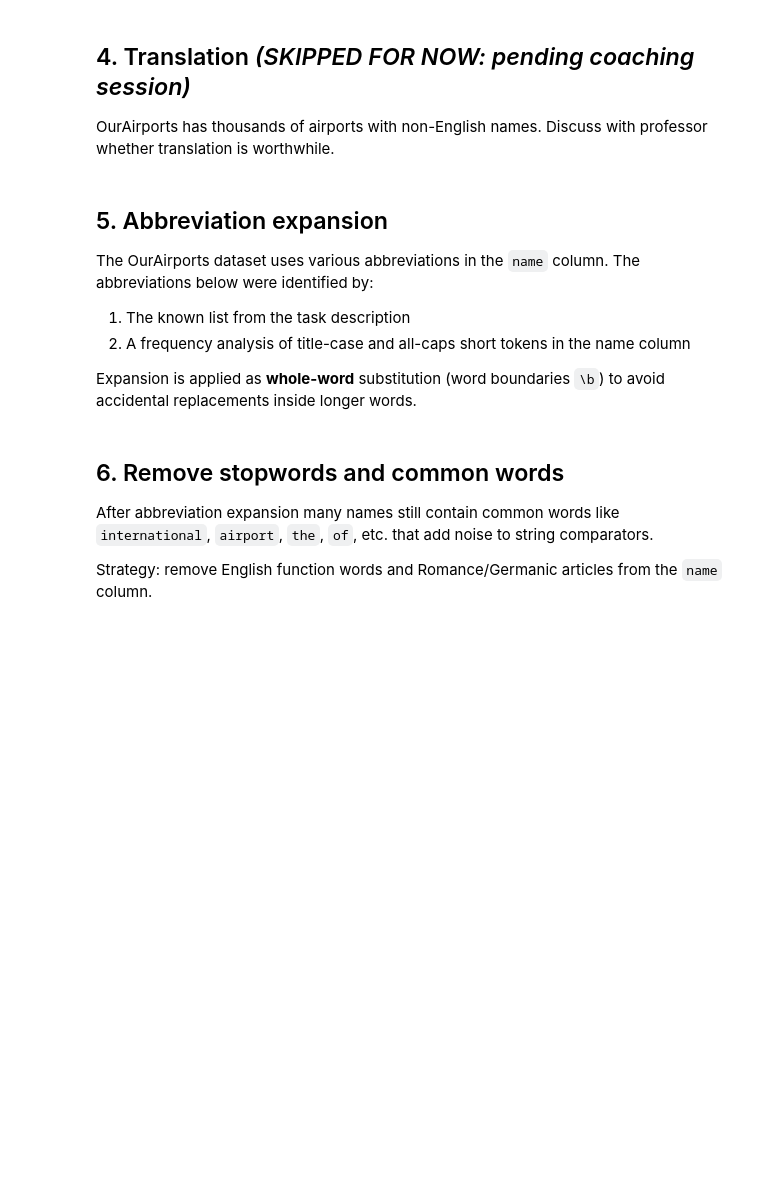
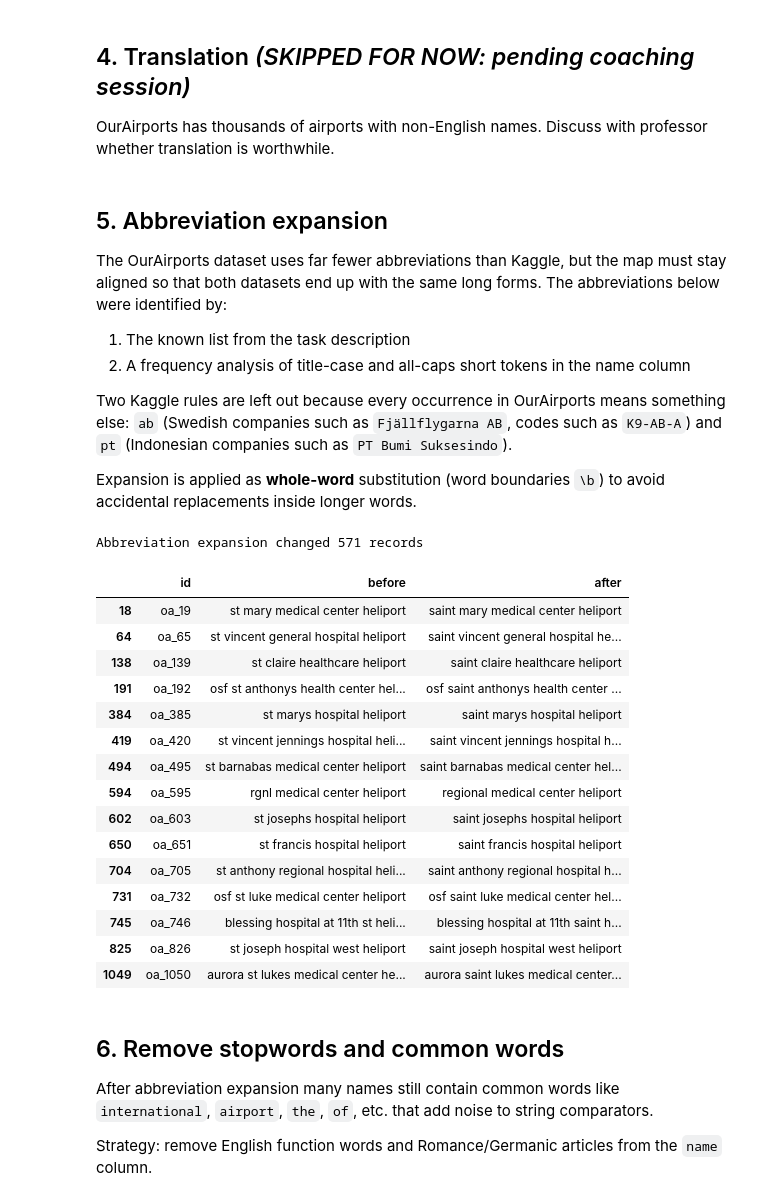
Before and after one commit to Wh4130/Web-Data-Integration-Project, a Jupyter notebook: notebooks/OurAirports/ourairports_normalization.ipynb, the cells around one changed output. Drawn from its saved outputs; the diff is of its cells as text; code cells hidden in the pictures; blank space fills up the shorter version.

```diff
--- a/notebooks/OurAirports/ourairports_normalization.ipynb
+++ b/notebooks/OurAirports/ourairports_normalization.ipynb
@@ -42,11 +194,81 @@ OurAirports has thousands of airports with non-English names. Discuss with profe
 # %% [markdown]
 ## 5. Abbreviation expansion
 
-The OurAirports dataset uses various abbreviations in the `name` column. The abbreviations below were identified by:
+The OurAirports dataset uses far fewer abbreviations than Kaggle, but the map must stay aligned so that both datasets end up with the same long forms. The abbreviations below were identified by:
 1. The known list from the task description
 2. A frequency analysis of title-case and all-caps short tokens in the name column
 
+Two Kaggle rules are left out because every occurrence in OurAirports means something else: `ab` (Swedish companies such as `Fjällflygarna AB`, codes such as `K9-AB-A`) and `pt` (Indonesian companies such as `PT Bumi Suksesindo`).
+
 Expansion is applied as **whole-word** substitution (word boundaries `\b`) to avoid accidental replacements inside longer words.
+# %%
+# Abbreviation map (lowercase key -> expanded form, also lowercase)
+# Same as the Kaggle notebook, without 'ab' and 'pt' (see above)
+ABBREVIATION_MAP = [
+    # Directly from task description
+    (r"\bintl\b",  "international"),
+    (r"\brgnl\b",  "regional"),
+    (r"\bmuni\b",  "municipal"),
+    (r"\bafb\b",   "air force base"),
+    (r"\bfld\b",   "field"),
+    # st: keep as 'saint' in airport context ("St. Louis" -> saint louis)
+    # street is much less common in airport names than saint
+    (r"\bst\.?\b", "saint"),
+    # Additional abbreviations found via frequency analysis
+    (r"\baaf\b",   "army air field"),
+    (r"\bnas\b",   "naval air station"),
+    (r"\bstn\b",   "station"),
+    (r"\bco\.?\b", "county"),
+    (r"\bmem\b",   "memorial"),
+    (r"\blrrs\b",  "long range radar site"),
+    (r"\bhwy\b",   "highway"),
+    (r"\bmt\.?\b", "mount"),
+    (r"\bft\.?\b", "fort"),
+    (r"\bjct\.?\b","junction"),
+    (r"\bblvd\.?\b","boulevard"),
+]
+
+# Compile patterns once
+COMPILED_ABBREVS = [
+    (re.compile(pattern, re.IGNORECASE), expansion)
+    for pattern, expansion in ABBREVIATION_MAP
+]
+
+def expand_abbreviations(text):
+    if not isinstance(text, str):
+        return text
+    for pattern, expansion in COMPILED_ABBREVS:
+        text = pattern.sub(expansion, text)
+    return text
+
+# Only apply to 'name' column (abbreviations appear there, not in city)
+name_before_abbrev = df["name"].copy()
+df["name"] = df["name"].apply(expand_abbreviations)
+
+# Strip spaces again after expansion (expansions may create multiple spaces)
+df["name"] = df["name"].apply(strip_spaces)
+
+changed = df["name"].notna() & (df["name"] != name_before_abbrev)
+print(f"Abbreviation expansion changed {changed.sum()} records")
+display(pd.DataFrame({"id": df["id"], "before": name_before_abbrev, "after": df["name"]})[changed].head(15))
+# %% [output]
+Abbreviation expansion changed 571 records
+|  | id | before | after |
+| 18 | oa_19 | st mary medical center heliport | saint mary medical center heliport |
+| 64 | oa_65 | st vincent general hospital heliport | saint vincent general hospital he... |
+| 138 | oa_139 | st claire healthcare heliport | saint claire healthcare heliport |
+| 191 | oa_192 | osf st anthonys health center hel... | osf saint anthonys health center ... |
+| 384 | oa_385 | st marys hospital heliport | saint marys hospital heliport |
+| 419 | oa_420 | st vincent jennings hospital heli... | saint vincent jennings hospital h... |
+| 494 | oa_495 | st barnabas medical center heliport | saint barnabas medical center hel... |
+| 594 | oa_595 | rgnl medical center heliport | regional medical center heliport |
+| 602 | oa_603 | st josephs hospital heliport | saint josephs hospital heliport |
+| 650 | oa_651 | st francis hospital heliport | saint francis hospital heliport |
+| 704 | oa_705 | st anthony regional hospital heli... | saint anthony regional hospital h... |
+| 731 | oa_732 | osf st luke medical center heliport | osf saint luke medical center hel... |
+| 745 | oa_746 | blessing hospital at 11th st heli... | blessing hospital at 11th saint h... |
+| 825 | oa_826 | st joseph hospital west heliport | saint joseph hospital west heliport |
+| 1049 | oa_1050 | aurora st lukes medical center he... | aurora saint lukes medical center... |
 # %% [markdown]
 ## 6. Remove stopwords and common words
 
```
Also changed, not shown: parts of 12 cells of this notebook, 1 other file.
